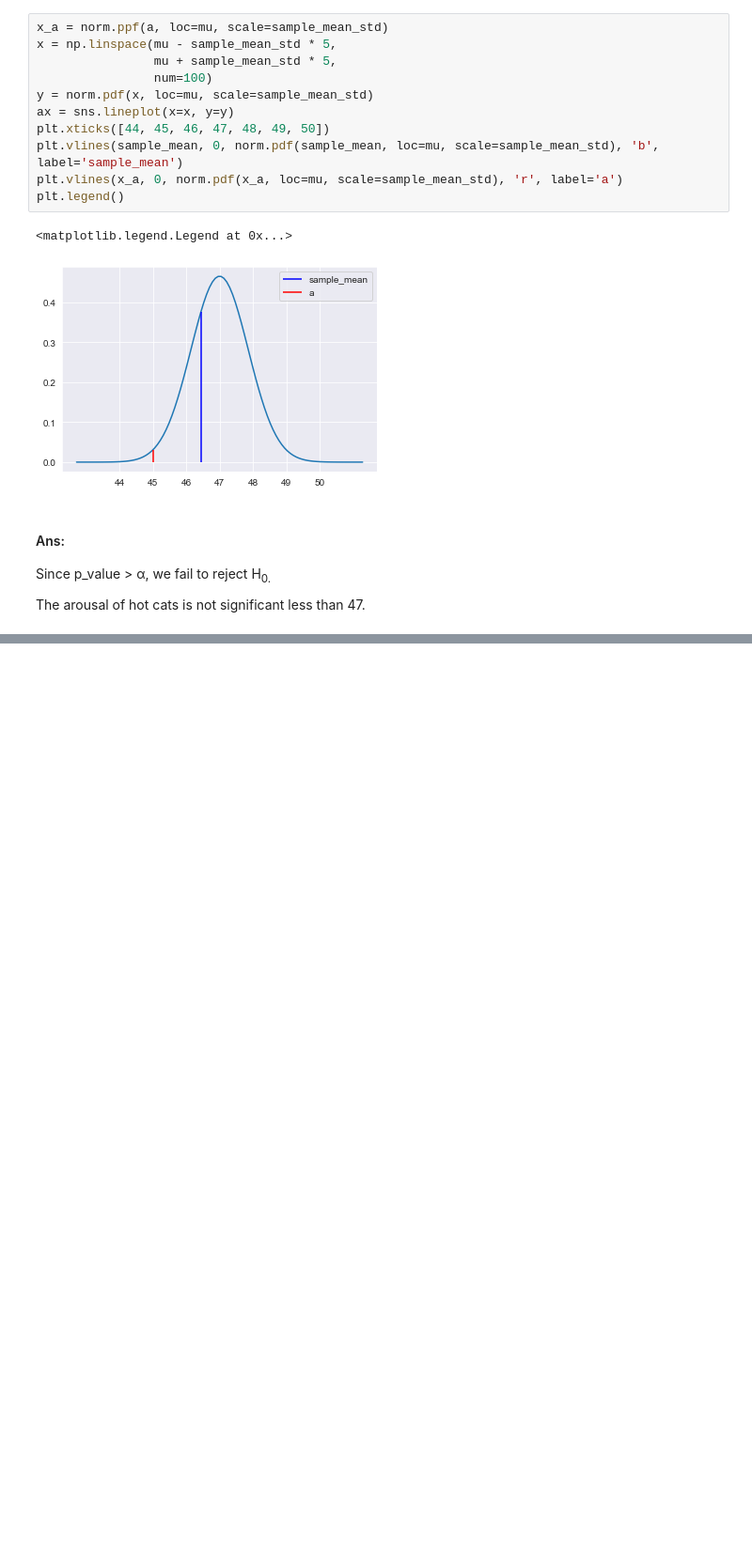
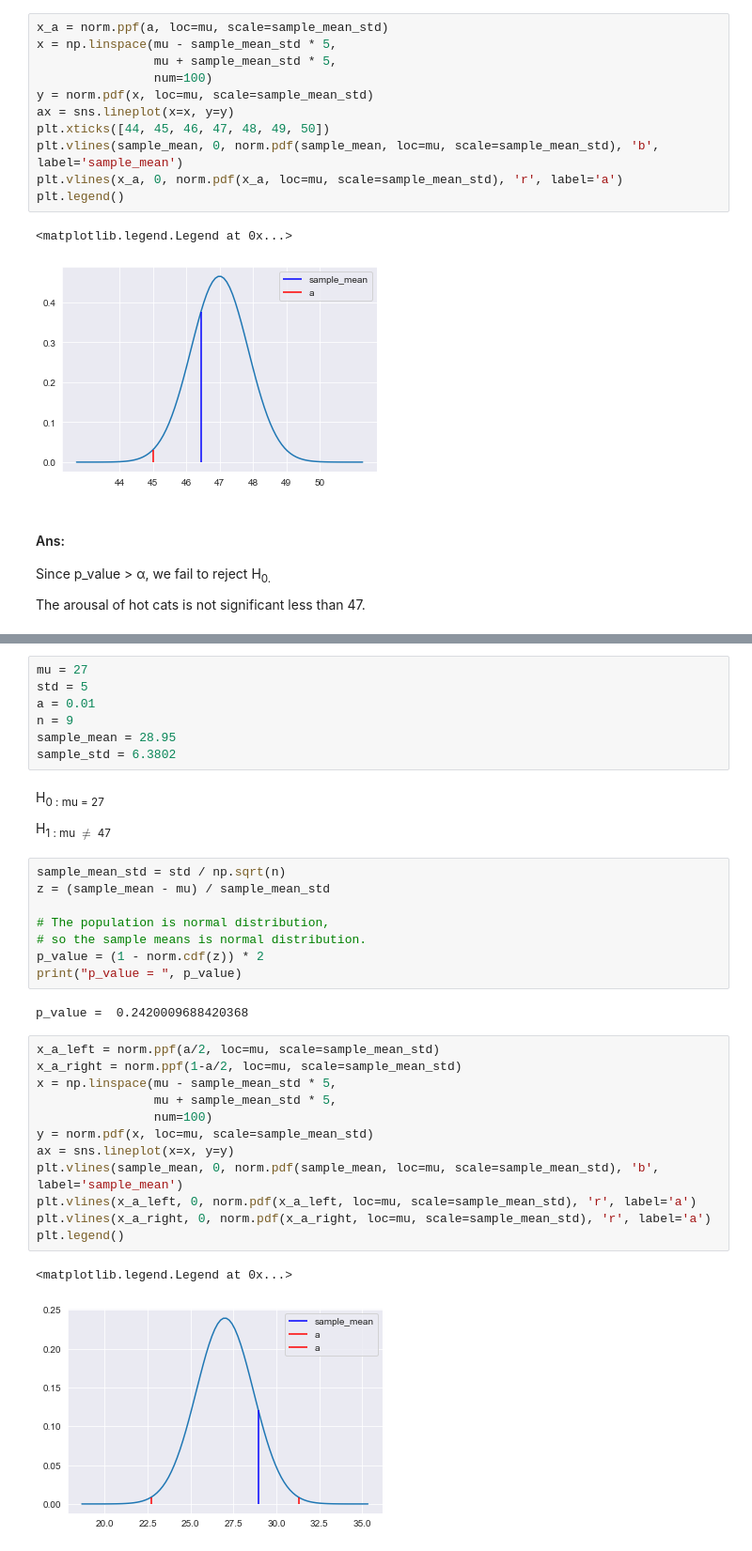
Before and after one commit to linhung0319/hypothesis_test, a Jupyter notebook: z_test/z_test.ipynb, the cells around one changed output, grey strips where cells are left out. Shown: that part at 94% size. Cells and saved outputs as stored; diff of their text form; blank space fills up the shorter version.

```diff
--- a/z_test/z_test.ipynb
+++ b/z_test/z_test.ipynb
@@ -53,0 +81,36 @@ The arousal of hot cats is not significant less than 47.
+# %%
+mu = 27
+std = 5
+a = 0.01
+n = 9
+sample_mean = 28.95
+sample_std = 6.3802
+# %% [markdown]
+H<sub>0 : mu = 27
+
+H<sub>1 : mu $\neq$ 47
+# %%
+sample_mean_std = std / np.sqrt(n)
+z = (sample_mean - mu) / sample_mean_std
+
+# The population is normal distribution,
+# so the sample means is normal distribution.
+p_value = (1 - norm.cdf(z)) * 2
+print("p_value = ", p_value)
+# %% [output]
+p_value =  0.2420009688420368
+# %%
+x_a_left = norm.ppf(a/2, loc=mu, scale=sample_mean_std)
+x_a_right = norm.ppf(1-a/2, loc=mu, scale=sample_mean_std)
+x = np.linspace(mu - sample_mean_std * 5,
+                mu + sample_mean_std * 5,
+                num=100)
+y = norm.pdf(x, loc=mu, scale=sample_mean_std)
+ax = sns.lineplot(x=x, y=y)
+plt.vlines(sample_mean, 0, norm.pdf(sample_mean, loc=mu, scale=sample_mean_std), 'b', label='sample_mean')
+plt.vlines(x_a_left, 0, norm.pdf(x_a_left, loc=mu, scale=sample_mean_std), 'r', label='a')
+plt.vlines(x_a_right, 0, norm.pdf(x_a_right, loc=mu, scale=sample_mean_std), 'r', label='a')
+plt.legend()
+# %% [output]
+<matplotlib.legend.Legend at 0x...>
+[figure, added]
```
Also changed, not shown: parts of 5 cells of this notebook, 1 other file.
